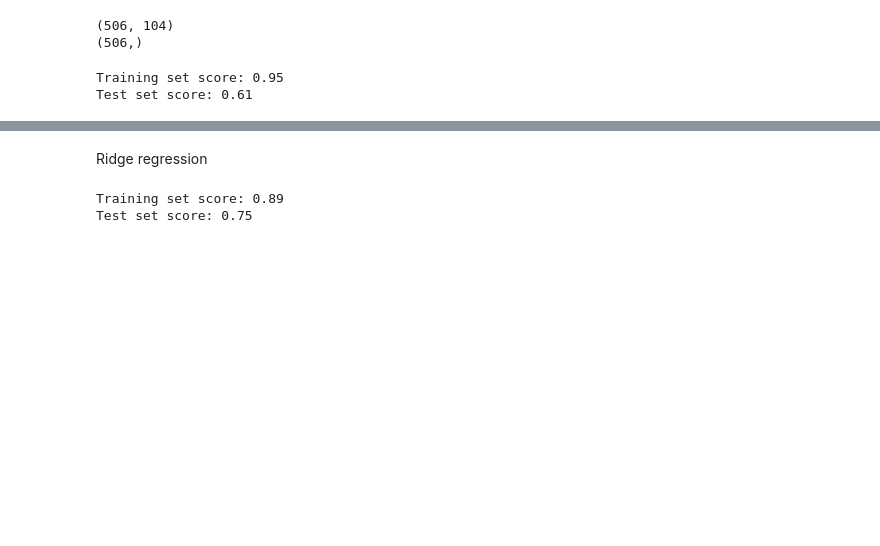
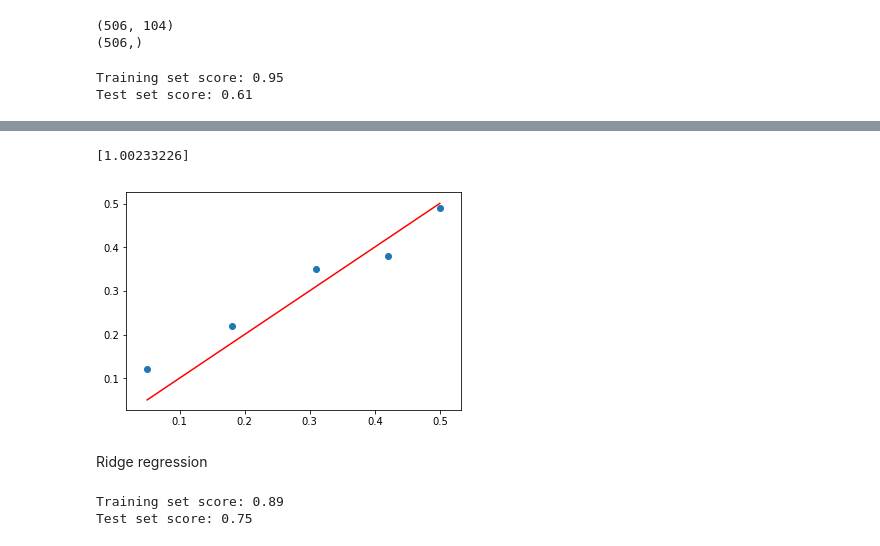
Before and after one commit to geniuschinchillas/ChinchillasSnack, a Jupyter notebook: Supervised Learning/Linear_Models.ipynb, the cells around one changed output, grey strips where cells are left out. Saved outputs shown, nothing was run; the diff lists cells and outputs as text; code cells hidden in the pictures; blank space fills up the shorter version.

```diff
--- a/Supervised Learning/Linear_Models.ipynb
+++ b/Supervised Learning/Linear_Models.ipynb
@@ -110,3 +295,27 @@ Test set score: 0.61
+# %%
+data = array([
+	[0.05, 0.12],
+	[0.18, 0.22],
+	[0.31, 0.35],
+	[0.42, 0.38],
+	[0.5, 0.49],
+	])
+# %%
+X, y = data[:,0], data[:,1]
+X = X.reshape((len(X), 1))
+# %%
+b = pinv(X).dot(y)
+print(b)
+# %% [output]
+[1.00233226]
+# %%
+yhat = X.dot(b)
+# %%
+pyplot.scatter(X, y)
+pyplot.plot(X, yhat, color='red')
+pyplot.show()
+# %% [output]
+[figure, added]
 # %% [markdown]
 Ridge regression
 # %%
```
Also changed, not shown: parts of 25 cells of this notebook.
